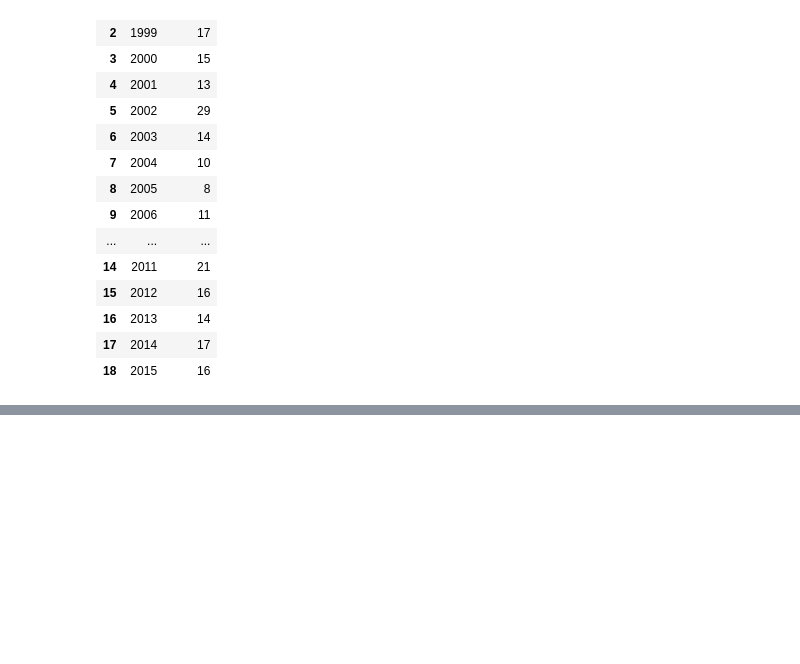
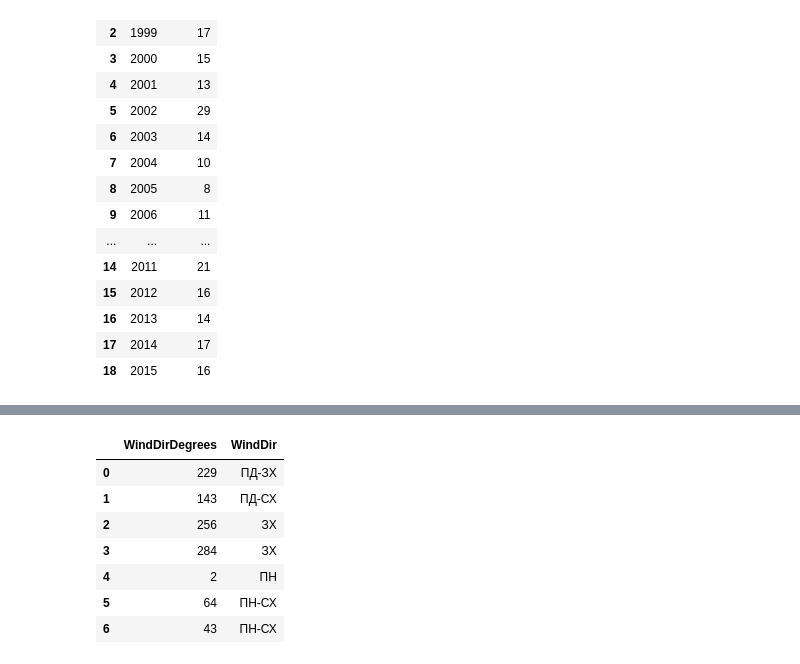
Before and after one commit to weissh0rn9/FAM_MLB, a Jupyter notebook: lab1/lab1.ipynb, the cells around one changed output, grey strips where cells are left out. Saved outputs shown, nothing was run; the diff lists cells and outputs as text; code cells hidden in the pictures; blank space fills up the shorter version.

```diff
--- a/lab1/lab1.ipynb
+++ b/lab1/lab1.ipynb
@@ -296,0 +355,17 @@ fog_df_by_years
+# %%
+def degree_to_direction(degr):
+    direction = ['ПН', 'ПН-СХ', 'СХ', 'ПД-СХ', 'ПД', 'ПД-ЗХ', 'ЗХ', 'ПН-ЗХ']
+    index = int(((degr + 22.5) % 360) // 45)
+    return direction[index]
+
+weather_df['WindDir'] = weather_df['WindDirDegrees'].apply(degree_to_direction)
+weather_df[['WindDirDegrees', 'WindDir']].head(7)
+# %% [output]
+|  | WindDirDegrees | WindDir |
+| 0 | 229 | ПД-ЗХ |
+| 1 | 143 | ПД-СХ |
+| 2 | 256 | ЗХ |
+| 3 | 284 | ЗХ |
+| 4 | 2 | ПН |
+| 5 | 64 | ПН-СХ |
+| 6 | 43 | ПН-СХ |
```
Also changed, not shown: parts of 5 cells of this notebook.
